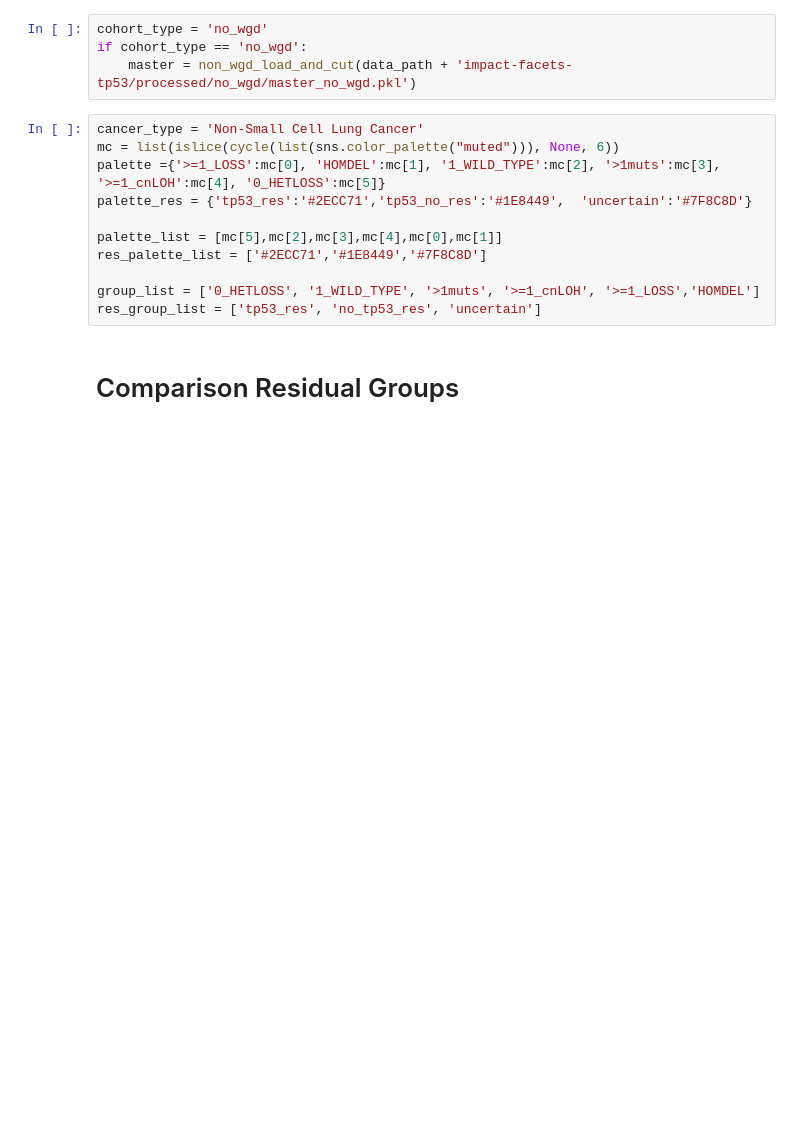
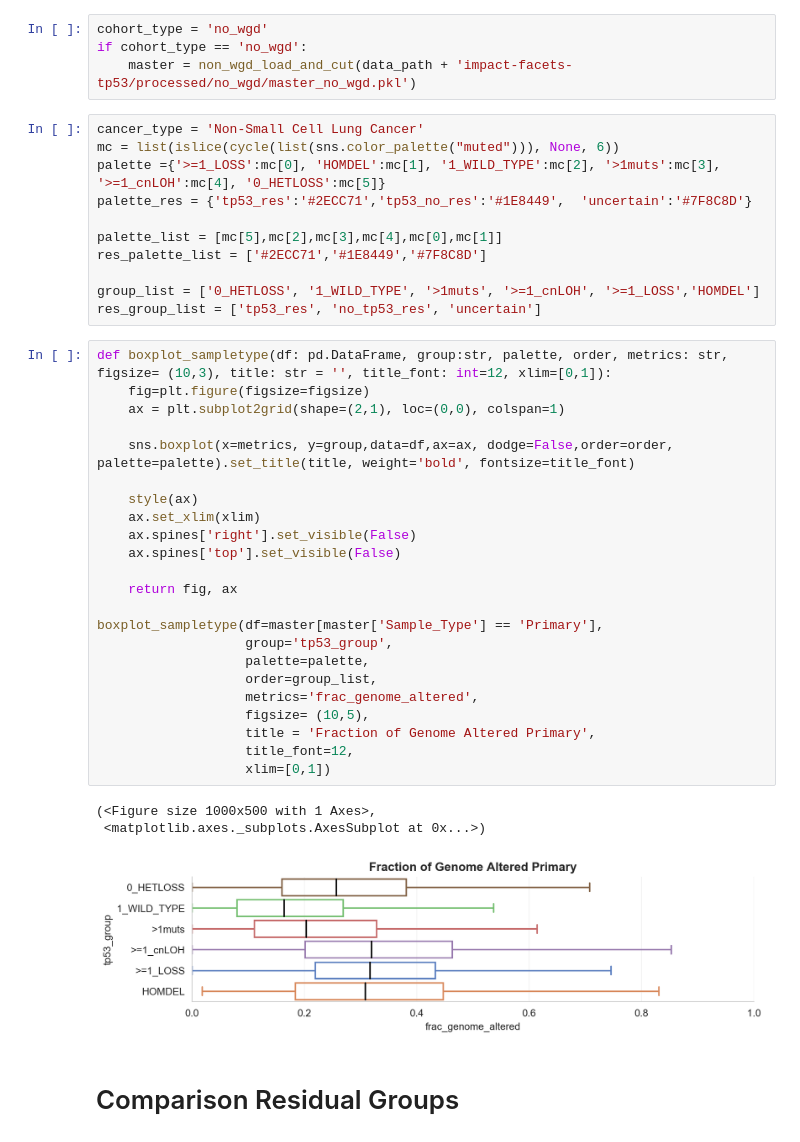
Before and after one commit to emilecohen/mskimpact_tp53_exploration, a Jupyter notebook: analysis/exploratory_analysis/cancer_analysis/interpretation.ipynb, the cells around one changed output. Cells and saved outputs as stored; diff of their text form; blank space fills up the shorter version.

```diff
--- a/analysis/exploratory_analysis/cancer_analysis/interpretation.ipynb
+++ b/analysis/exploratory_analysis/cancer_analysis/interpretation.ipynb
@@ -39,6 +39,33 @@ res_palette_list = ['#2ECC71','#1E8449','#7F8C8D']
 
 group_list = ['0_HETLOSS', '1_WILD_TYPE', '>1muts', '>=1_cnLOH', '>=1_LOSS','HOMDEL']
 res_group_list = ['tp53_res', 'no_tp53_res', 'uncertain']
+# %%
+def boxplot_sampletype(df: pd.DataFrame, group:str, palette, order, metrics: str, figsize= (10,3), title: str = '', title_font: int=12, xlim=[0,1]):
+    fig=plt.figure(figsize=figsize)
+    ax = plt.subplot2grid(shape=(2,1), loc=(0,0), colspan=1)
+
+    sns.boxplot(x=metrics, y=group,data=df,ax=ax, dodge=False,order=order, palette=palette).set_title(title, weight='bold', fontsize=title_font)
+
+    style(ax)
+    ax.set_xlim(xlim)
+    ax.spines['right'].set_visible(False)
+    ax.spines['top'].set_visible(False)
+
+    return fig, ax
+
+boxplot_sampletype(df=master[master['Sample_Type'] == 'Primary'],
+                   group='tp53_group',
+                   palette=palette,
+                   order=group_list,
+                   metrics='frac_genome_altered',
+                   figsize= (10,5),
+                   title = 'Fraction of Genome Altered Primary',
+                   title_font=12,
+                   xlim=[0,1])
+# %% [output]
+(<Figure size 1000x500 with 1 Axes>,
+ <matplotlib.axes._subplots.AxesSubplot at 0x...>)
+[figure, added]
 # %% [markdown]
 # Comparison Residual Groups
 # %%
```
Also changed, not shown: 5 other files.
